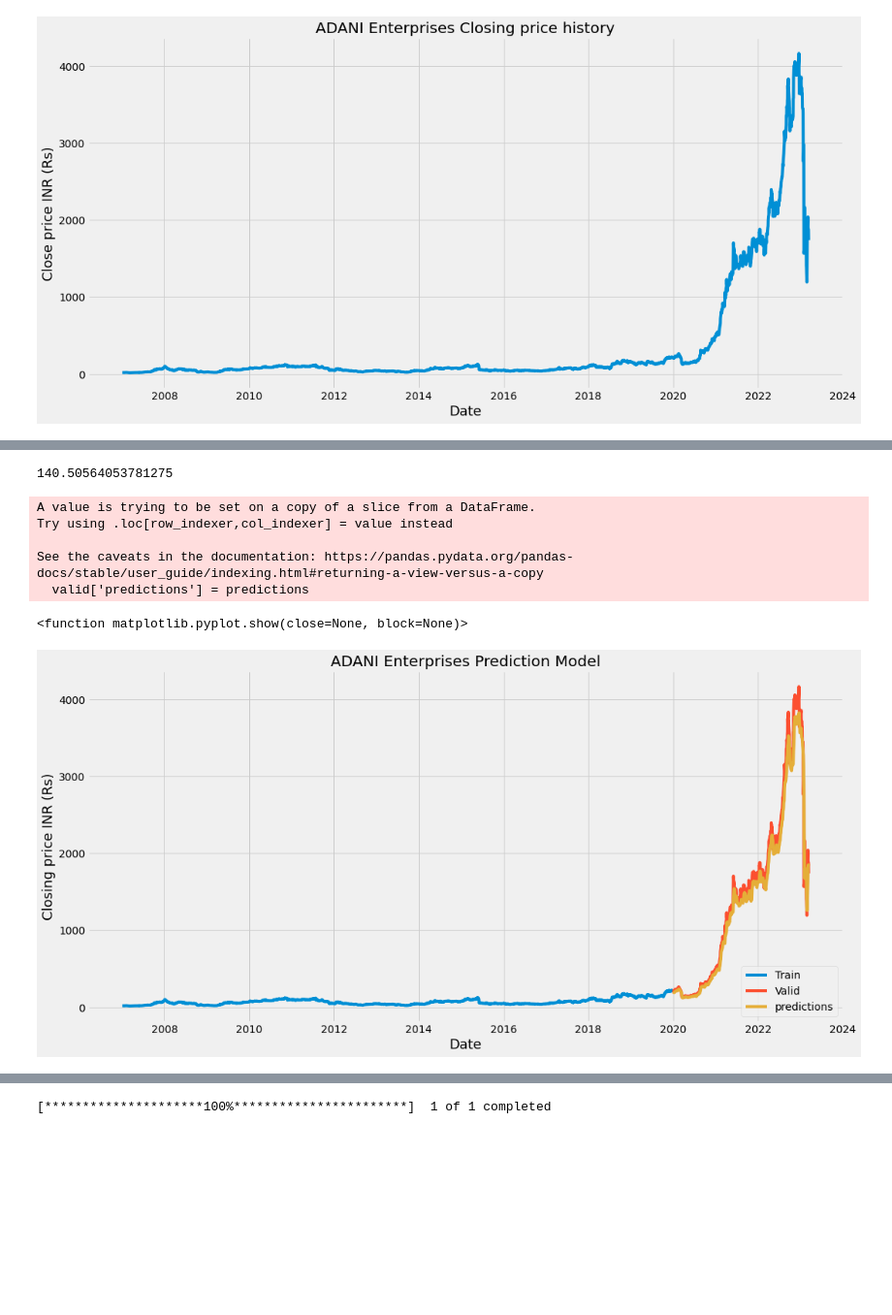
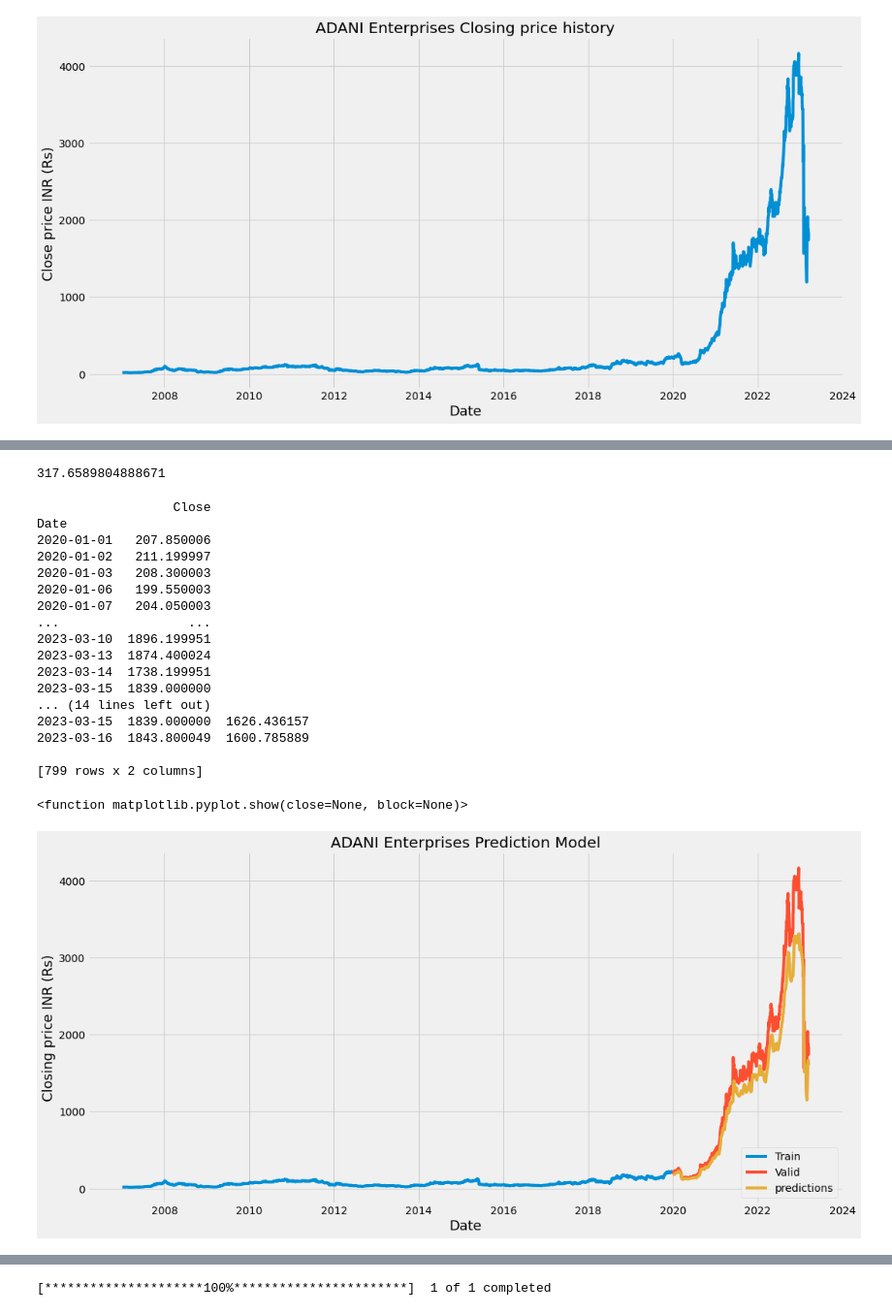
Before and after one commit to anandmpandit/LSTM_Example, a Jupyter notebook: ADANIEnterprises.ipynb, the cells around one changed output, grey strips where cells are left out. Shown: that part at 97% size. Cells and saved outputs as stored; diff of their text form; code cells hidden in the pictures; blank space fills up the shorter version.

```diff
--- a/ADANIEnterprises.ipynb
+++ b/ADANIEnterprises.ipynb
@@ -22,6 +41,6 @@ plt.show()
 # %%
 import yfinance as yf
-df = yf.download('ADANIENT.NS',start='2007-01-01', end='2023-03-15')
+df = yf.download('ADANIENT.NS',start='2007-01-01', end='2023-03-17')
 df
 # %% [output]
 [*********************100%***********************]  1 of 1 completed
@@ -209,31 +228,48 @@ predictions = scaler.inverse_transform(predictions)
 rmse=np.sqrt(np.mean(((predictions- y_test)**2)))
 rmse
 # %% [output]
-140.50564053781275
+317.6589804888671
+# %%
+#plot the data
+train = data[:training_data_len]
+valid = data[training_data_len:]
+
+print(valid)
+#valid['predictions'] = predictions
+valid.loc[:,('predictions')] = predictions
+print(valid)
+# %% [output]
+                  Close
+Date
+2020-01-01   207.850006
+2020-01-02   211.199997
+2020-01-03   208.300003
+2020-01-06   199.550003
+2020-01-07   204.050003
+...                 ...
+2023-03-10  1896.199951
+2023-03-13  1874.400024
+2023-03-14  1738.199951
+2023-03-15  1839.000000
+... (14 lines left out)
+2023-03-15  1839.000000  1626.436157
+2023-03-16  1843.800049  1600.785889
+
+[799 rows x 2 columns]
 # %%
-#plot the data
-train = data[:training_data_len]
-valid = data[training_data_len:]
-valid['predictions'] = predictions
-
 
 #Visualize the data
 plt.figure(figsize=(16,8))
 plt.title('ADANI Enterprises Prediction Model')
 plt.xlabel('Date', fontsize=18)
 plt.ylabel('Closing price INR (Rs)', fontsize=18)
 plt.plot(train['Close'])
 plt.plot(valid[['Close', 'predictions']])
 plt.legend(['Train','Valid','predictions'], loc='lower right')
 plt.show
 # %% [output]
-A value is trying to be set on a copy of a slice from a DataFrame.
-Try using .loc[row_indexer,col_indexer] = value instead
-
-See the caveats in the documentation: https://pandas.pydata.org/pandas-docs/stable/user_guide/indexing.html#returning-a-view-versus-a-copy
-  valid['predictions'] = predictions
+<function matplotlib.pyplot.show(close=None, block=None)>
-<function matplotlib.pyplot.show(close=None, block=None)>
-[figure, old version]
+[figure, new version]
 # %%
 #Show valid(Actual) and predicted stock prices
 valid
```
Also changed, not shown: parts of 16 cells of this notebook.
